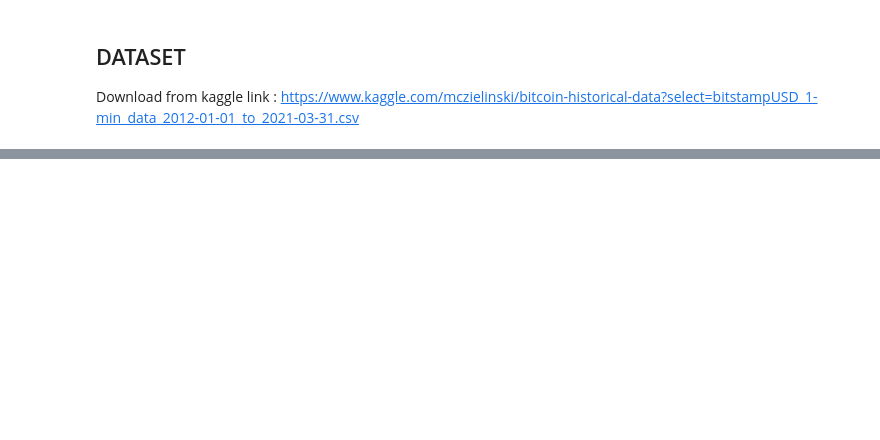
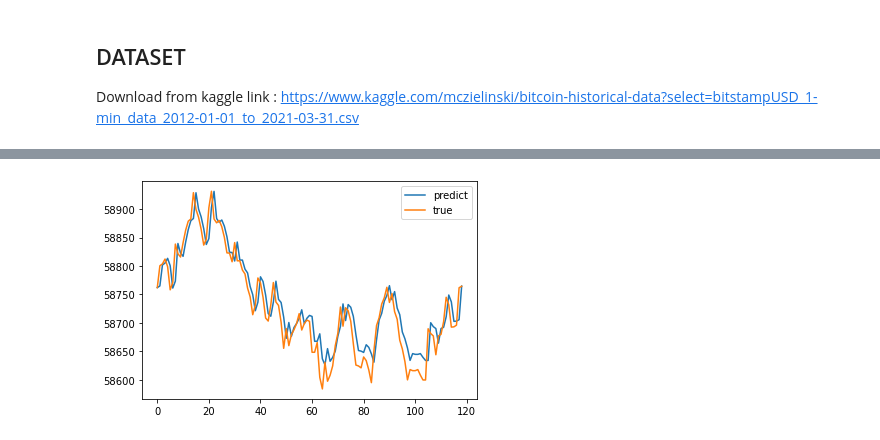
Before and after one commit to albertchristian92/Submission_Dicoding_Time-Series, a Jupyter notebook: Submission_NLP_time series.ipynb, the cells around one changed output, grey strips where cells are left out. Cells and saved outputs as stored; diff of their text form; code cells hidden in the pictures; blank space fills up the shorter version.

```diff
--- a/Submission_NLP_time series.ipynb
+++ b/Submission_NLP_time series.ipynb
@@ -191,0 +147,6 @@ ValueError: in user code:
+# %%
+# prediksi harga BTC
+pred_harga_BTC = model.predict(test_x)
+pred_harga_BTC = scaler_test.inverse_transform(pred_harga_BTC.reshape(-1, 1))
+
+true = scaler_test.inverse_transform(test_y.reshape(-1, 1))
@@ -191,0 +162,7 @@ ValueError: in user code:
+# %%
+pyplot.plot(pred_harga_BTC, label='predict')
+pyplot.plot(true, label='true')
+pyplot.legend()
+pyplot.show()
+# %% [output]
+[figure, added]
```
Also changed, not shown: parts of 40 cells of this notebook.
